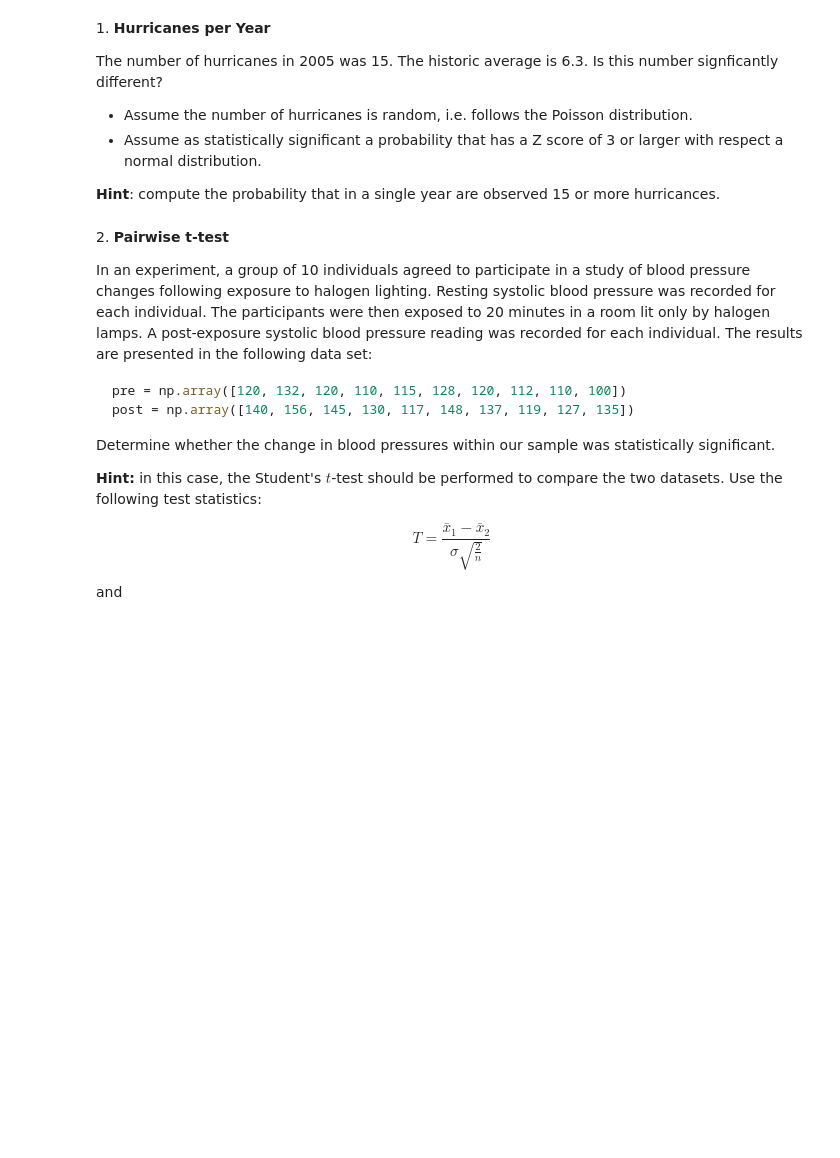
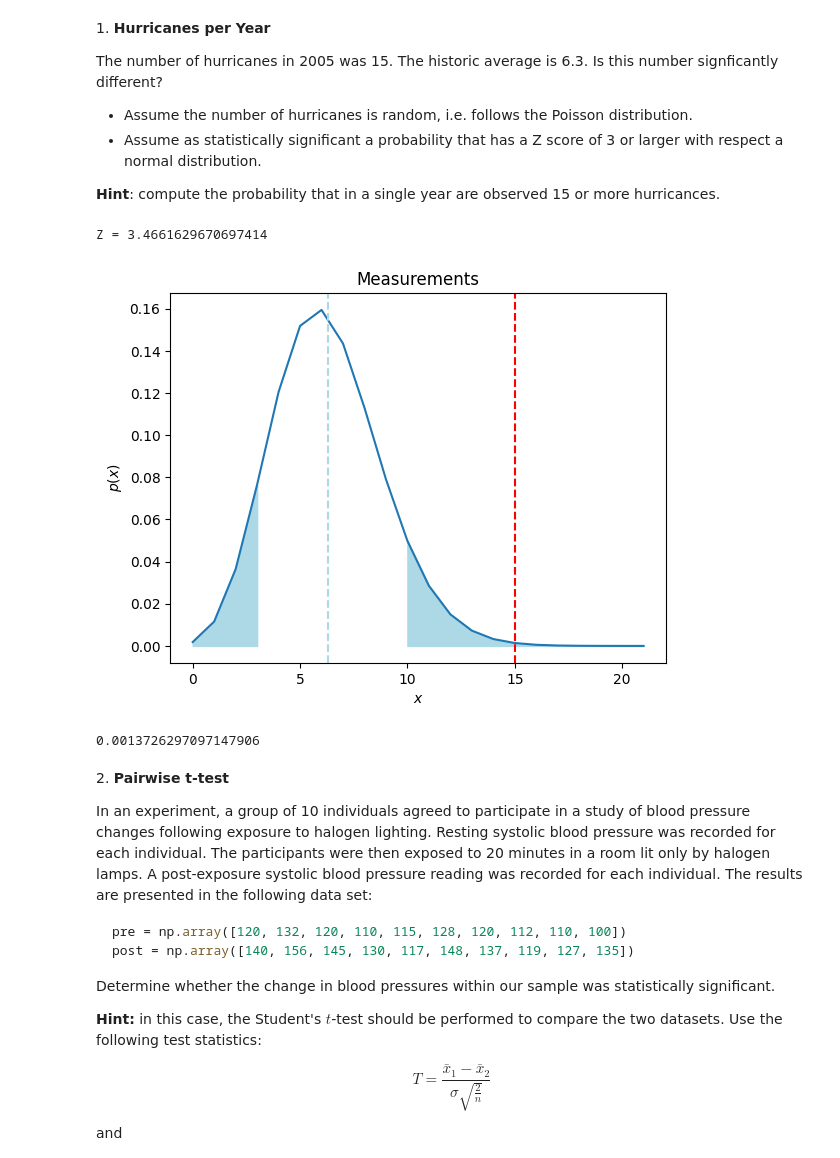
Before and after one commit to anaisbattut/ScientificComputingWithPython2022, a Jupyter notebook: 10ex_tests.ipynb, the cells around one changed output. Drawn from its saved outputs; the diff is of its cells as text; code cells hidden in the pictures; blank space fills up the shorter version.

```diff
--- a/10ex_tests.ipynb
+++ b/10ex_tests.ipynb
@@ -14,3 +9,40 @@ The number of hurricanes in 2005 was 15. The historic average is 6.3. Is this nu
+# %%
+import numpy as np
+from scipy import stats
+import matplotlib.pyplot as plt
+
+#number of hurricanes in 2005 = 15
+#historic average = 6.3
+x0 = 15
+mu = 6.3
+
+# determine the Z score
+Z = abs(x0 - mu) / np.sqrt(mu)
+print("Z =", Z)
+
+# plot the measurement and its assumed pdf
+xs = np.arange(22)
+poisson = stats.poisson.pmf(xs, mu)
+plt.plot(xs, poisson)
+plt.fill_between(xs, poisson, where=np.abs(xs) < np.abs(Z), color='lightblue')
+plt.fill_between(xs, poisson, where=np.abs(xs) > np.abs(Z+6.3), color='lightblue')
+plt.axvline(x0, linestyle='--', color='red')
+plt.axvline(mu, linestyle='--', color='lightblue')
+plt.title("Measurements")
+plt.ylabel("$p(x)$")
+plt.xlabel("$x$")
+plt.show()
+
+#Z score is larger than 3. Therefore, the probability is statistically significant
+#The number of hurricanes in 2005 is significantly different
+
+#To verify, we compute the probability that in a single year are observed 15 or more hurricances.
+#we find approximatly 0.0014 which is really small
+print(stats.poisson.pmf(k=15, mu=6.3))
+# %% [output]
+Z = 3.4661629670697414
+[figure, added]
+0.0013726297097147906
 # %% [markdown]
 2\. **Pairwise t-test**
 
```
Also changed, not shown: parts of 5 cells of this notebook, 2 other files.
